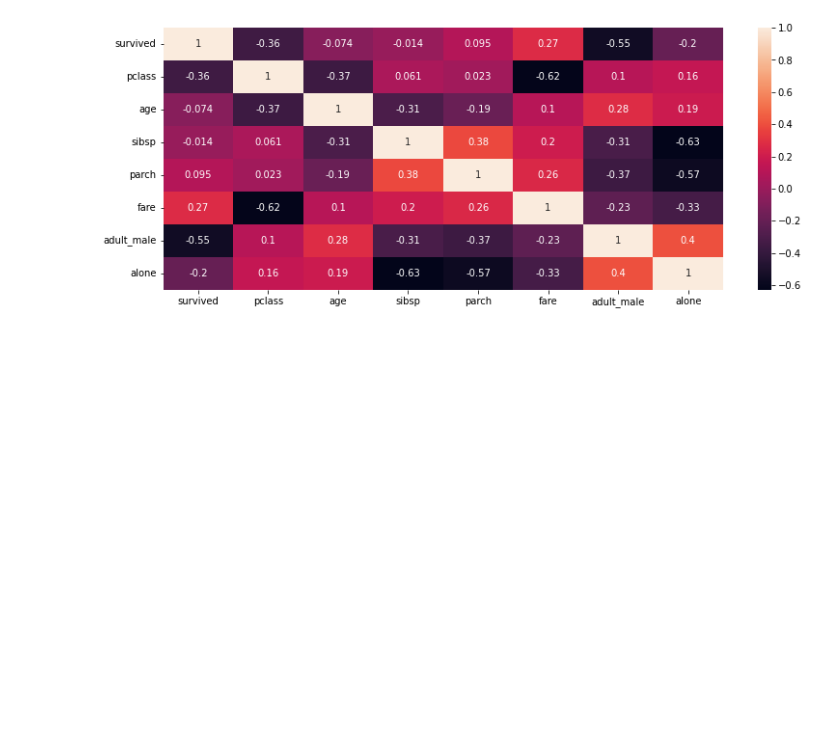
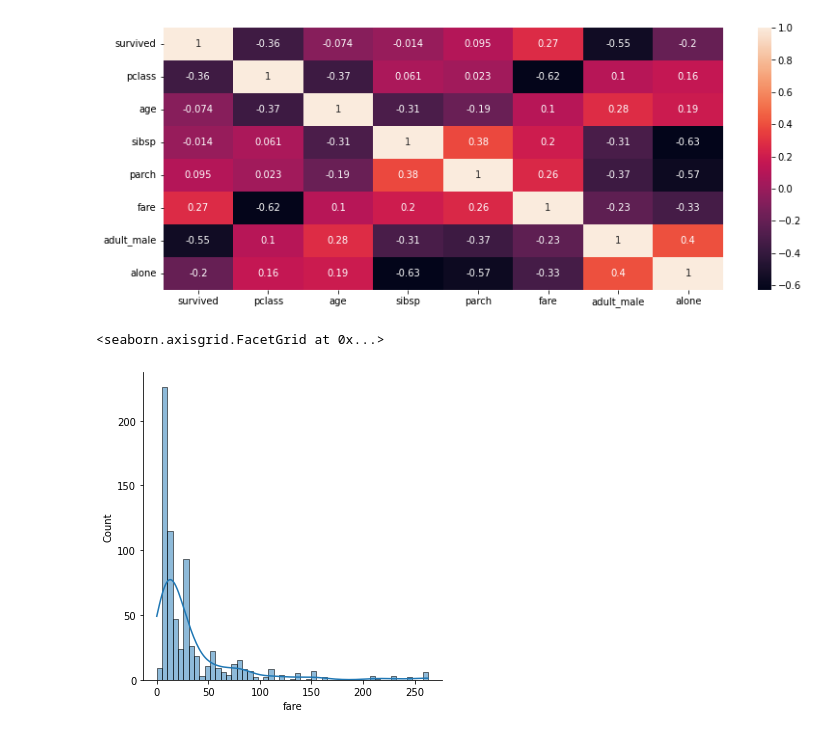
Before and after one commit to Faizack/Data-Science-with-Python, a Jupyter notebook: EDA (Day-14)/EDA.ipynb, the cells around one changed output. Saved outputs shown, nothing was run; the diff lists cells and outputs as text; code cells hidden in the pictures; blank space fills up the shorter version.

```diff
--- a/EDA (Day-14)/EDA.ipynb
+++ b/EDA (Day-14)/EDA.ipynb
@@ -355,3 +358,9 @@ sns.heatmap(corr_ks_clean,annot=True)
 # %% [output]
 <AxesSubplot:>
 [figure]
+# %%
+
+sns.displot(ks_clean['fare'],kde=True)
+# %% [output]
+<seaborn.axisgrid.FacetGrid at 0x...>
+[figure, added]
```
Also changed, not shown: parts of 7 cells of this notebook, 2 other files.
